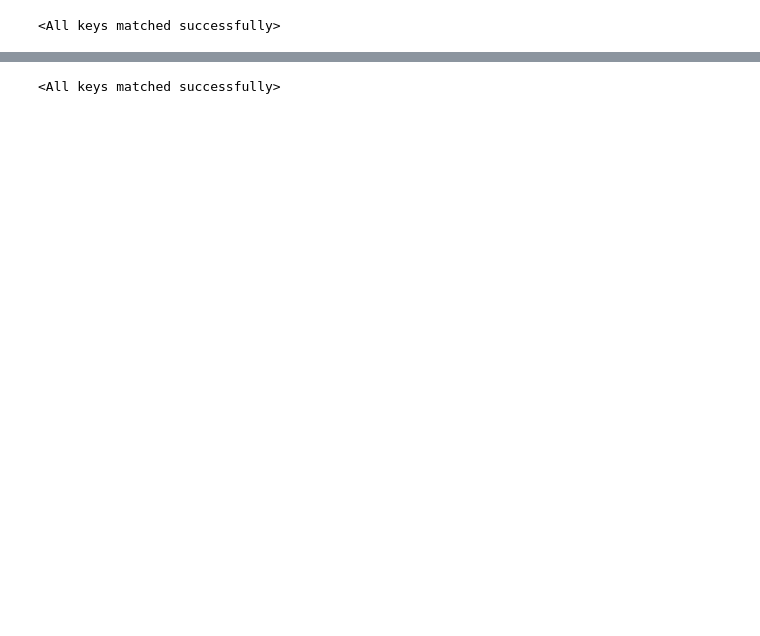
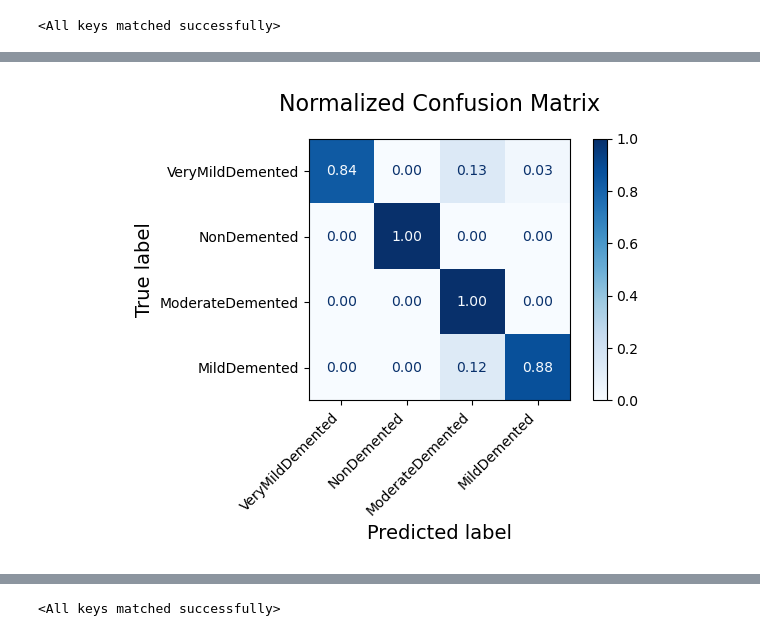
Before and after one commit to nivbartov/MRI_Brain_Alzheimer_Classification, a Jupyter notebook: models/results.ipynb, the cells around one changed output, grey strips where cells are left out. Cells and saved outputs as stored; diff of their text form; code cells hidden in the pictures; blank space fills up the shorter version.

```diff
--- a/models/results.ipynb
+++ b/models/results.ipynb
@@ -363,11 +363,13 @@ GC.display_correct_grad_cam_images(testloader, grad_cam, device, num_images_to_s
 </h1>
 # %%
 train_epsilon = epsilon = .005
-alpha = 0.01
+alpha = 0.0001
 adv_weight = 0.5
 num_iter = 5
 
-model_path = './checkpoints/......pth'
+model_name = type(model).__name__ + '_atk'
+
+model_path = './checkpoints/ResNet_atk_091635_23102024/ResNet_atk_091635_23102024_train_0.0092_val_0.0940.pth'
 checkpoint = torch.load(model_path,weights_only=True)
 model.load_state_dict(checkpoint['net'])
 # %% [output]
@@ -393,3 +400,7 @@ Test accuracy on adversial attacks using PGD method: 57.389%
+# %%
+utils_funcs.load_and_display_image(model_name,'confusion_matrix')
+# %% [output]
+[figure, added]
 # %% [markdown]
 <h1 style="display: flex; align-items: center; font-size: 25px; margin: 0;">
     <img src="../assets/icons/icons8-graph-80.png" style="width: 40px; height: 40px; margin-right: 5px;">
```
Also changed, not shown: parts of 5 cells of this notebook.
